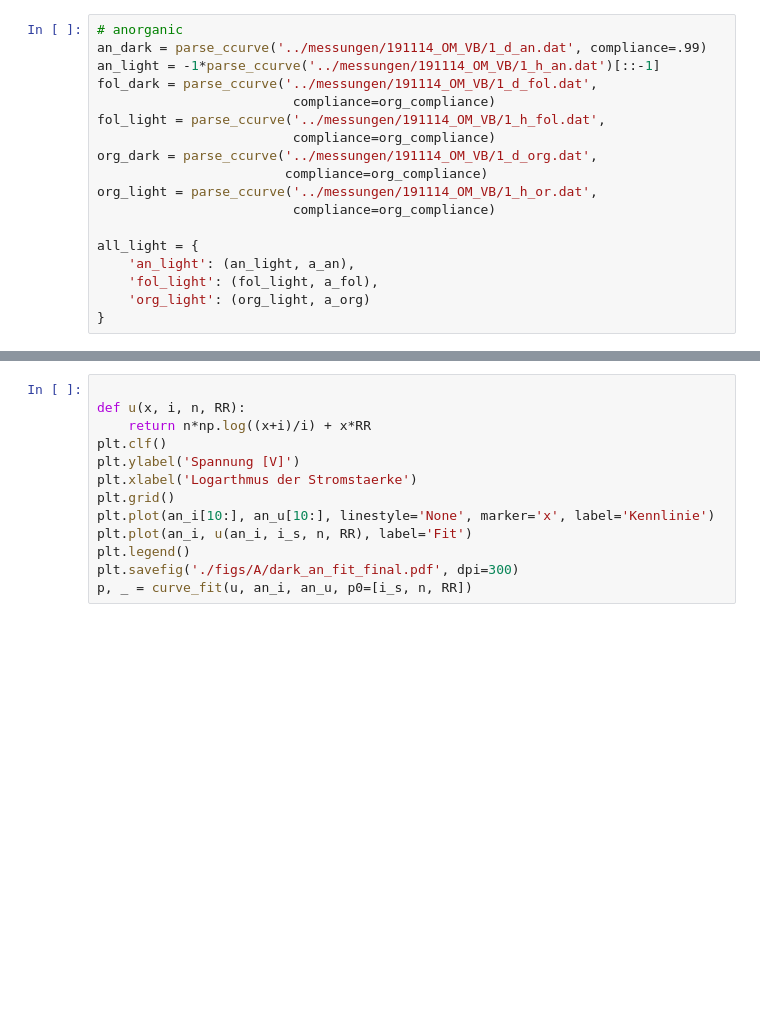
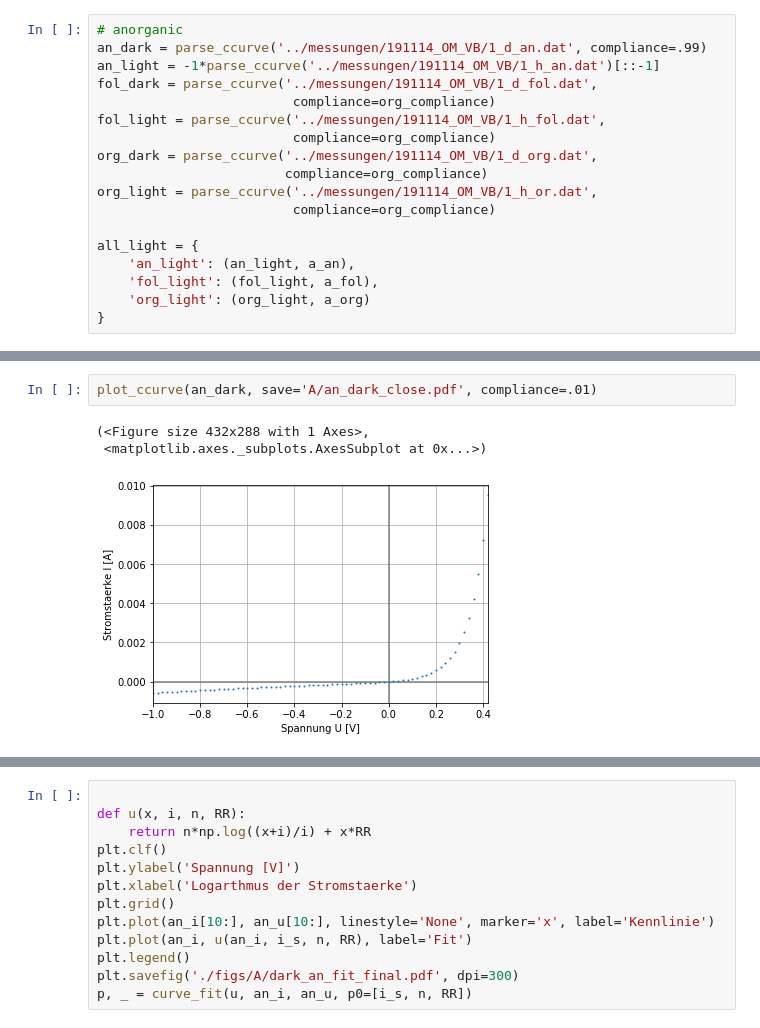
Before and after one commit to vale981/fpraktikum, a Jupyter notebook: SZ/auswertung/a_1.ipynb, the cells around one changed output, grey strips where cells are left out. Cells and saved outputs as stored; diff of their text form; blank space fills up the shorter version.

```diff
--- a/SZ/auswertung/a_1.ipynb
+++ b/SZ/auswertung/a_1.ipynb
@@ -43,3 +43,9 @@ plot_ccurve(org_light)
+# %%
+plot_ccurve(an_dark, save='A/an_dark_close.pdf', compliance=.01)
+# %% [output]
+(<Figure size 432x288 with 1 Axes>,
+ <matplotlib.axes._subplots.AxesSubplot at 0x...>)
+[figure, added]
 # %%
 plot_ccurve(an_dark, save='A/an_dark_all.pdf')
 plot_ccurve(an_light, save='A/an_light_all.pdf')
```
Also changed, not shown: parts of 7 cells of this notebook, 10 other files.
